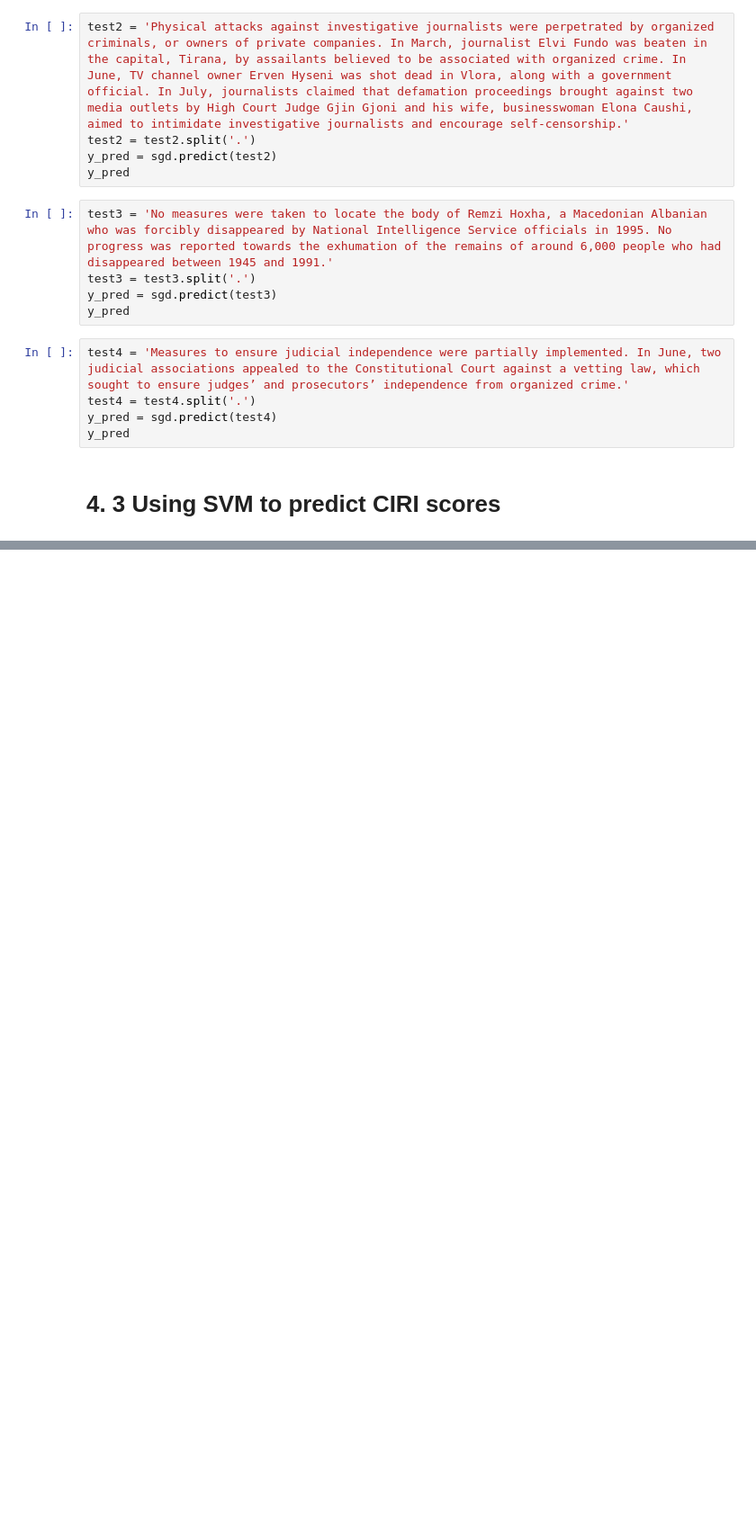
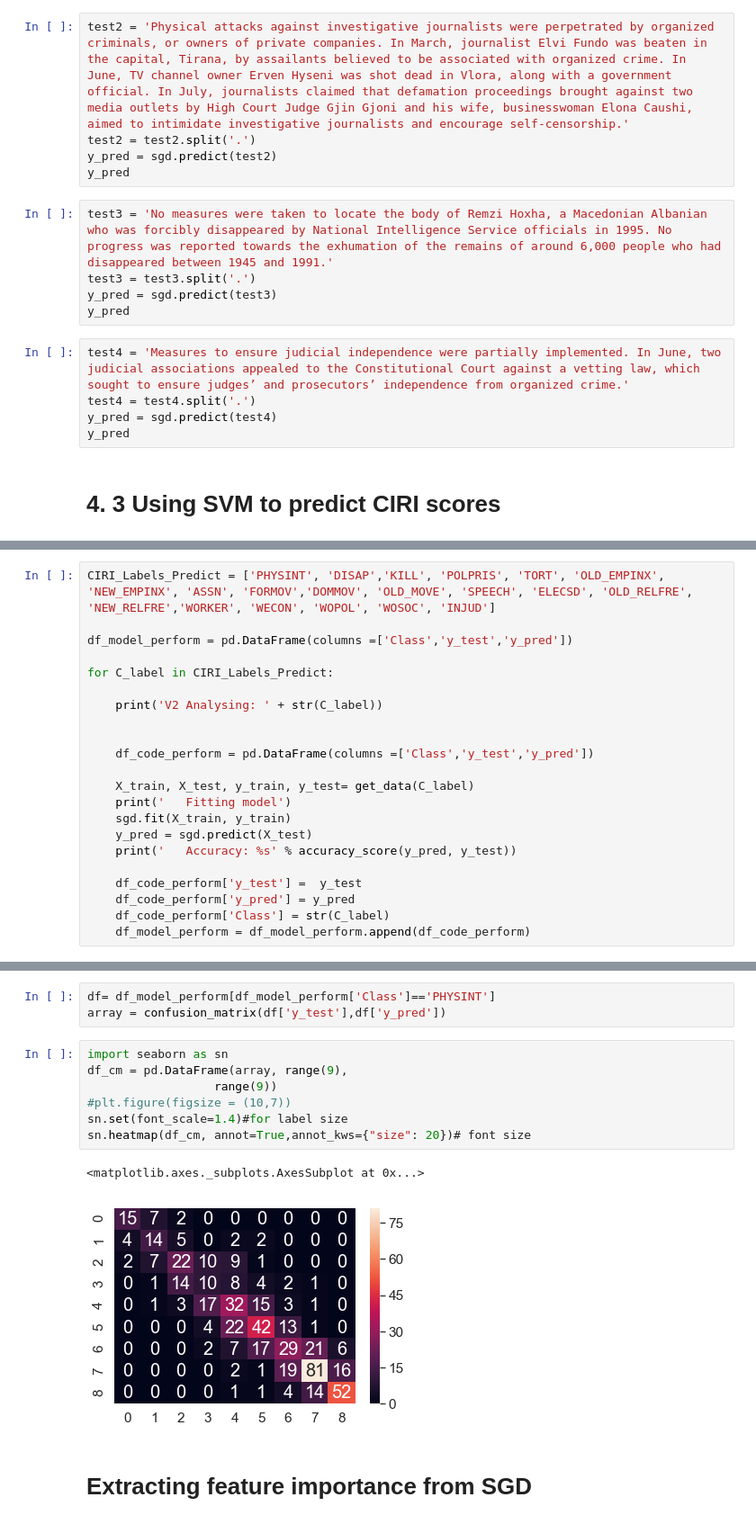
Before and after one commit to slramirez/MS_hackathon, a Jupyter notebook: notebooks/POS approach.ipynb, the cells around one changed output, grey strips where cells are left out. Shown: that part at 90% size. Cells and saved outputs as stored; diff of their text form; blank space fills up the shorter version.

```diff
--- a/notebooks/POS approach.ipynb
+++ b/notebooks/POS approach.ipynb
@@ -474,0 +487,22 @@ y_pred = sgd.predict(X_test)
+# %%
+CIRI_Labels_Predict = ['PHYSINT', 'DISAP','KILL', 'POLPRIS', 'TORT', 'OLD_EMPINX', 'NEW_EMPINX', 'ASSN', 'FORMOV','DOMMOV', 'OLD_MOVE', 'SPEECH', 'ELECSD', 'OLD_RELFRE', 'NEW_RELFRE','WORKER', 'WECON', 'WOPOL', 'WOSOC', 'INJUD']
+
+df_model_perform = pd.DataFrame(columns =['Class','y_test','y_pred'])
+
+for C_label in CIRI_Labels_Predict:
+
+    print('V2 Analysing: ' + str(C_label))
+
+
+    df_code_perform = pd.DataFrame(columns =['Class','y_test','y_pred'])
+
+    X_train, X_test, y_train, y_test= get_data(C_label)
+    print('   Fitting model')
+    sgd.fit(X_train, y_train)
+    y_pred = sgd.predict(X_test)
+    print('   Accuracy: %s' % accuracy_score(y_pred, y_test))
+
+    df_code_perform['y_test'] =  y_test
+    df_code_perform['y_pred'] = y_pred
+    df_code_perform['Class'] = str(C_label)
+    df_model_perform = df_model_perform.append(df_code_perform)
@@ -507,3 +638,18 @@ Text      139 non-null object
 WORKER    139 non-null float64
 dtypes: float64(1), object(1)
 memory usage: 3.3+ KB
+# %%
+df= df_model_perform[df_model_perform['Class']=='PHYSINT']
+array = confusion_matrix(df['y_test'],df['y_pred'])
+# %%
+import seaborn as sn
+df_cm = pd.DataFrame(array, range(9),
+                  range(9))
+#plt.figure(figsize = (10,7))
+sn.set(font_scale=1.4)#for label size
+sn.heatmap(df_cm, annot=True,annot_kws={"size": 20})# font size
+# %% [output]
+<matplotlib.axes._subplots.AxesSubplot at 0x...>
+[figure, added]
+# %% [markdown]
+# Extracting feature importance from SGD
```
Also changed, not shown: parts of 28 cells of this notebook, 1 other file.
